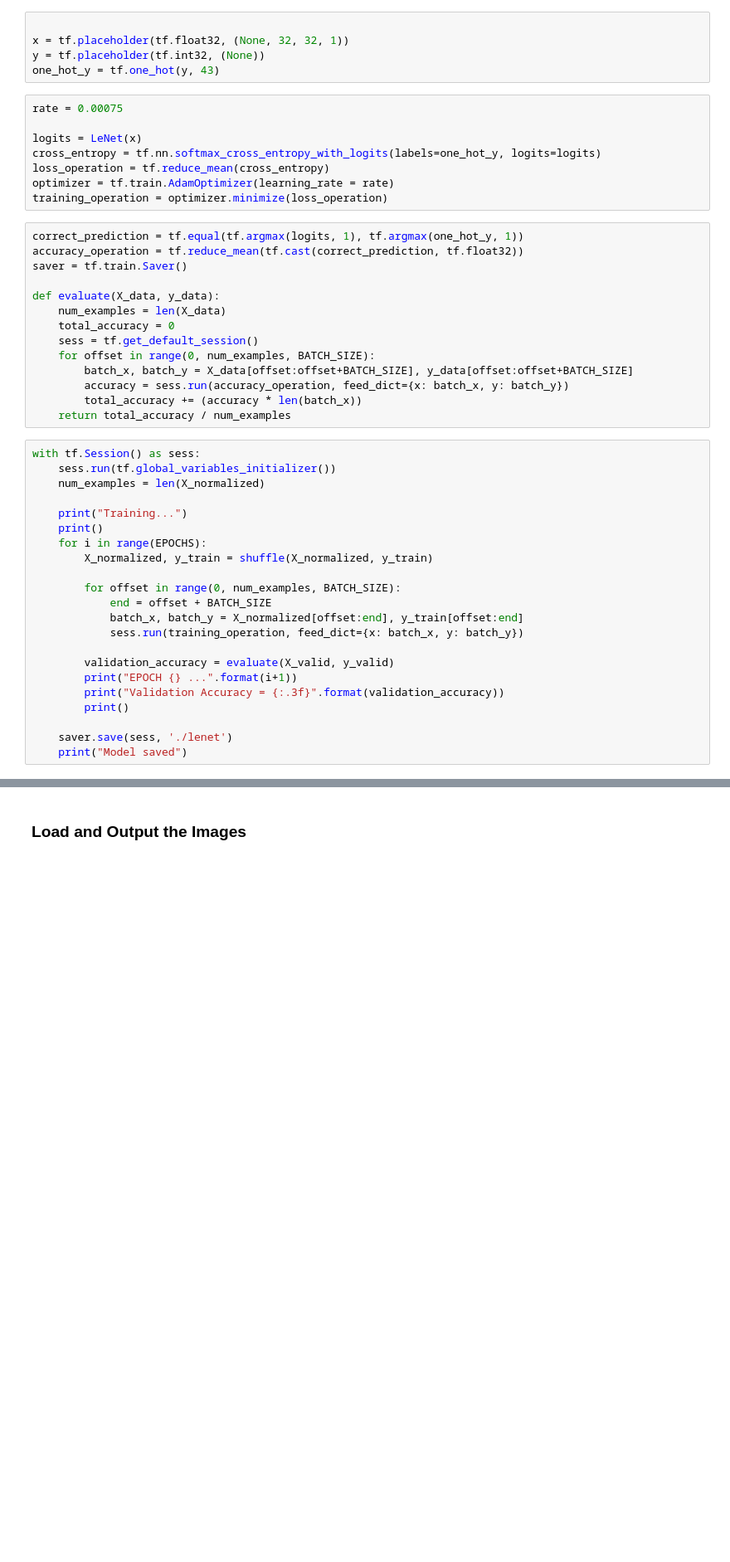
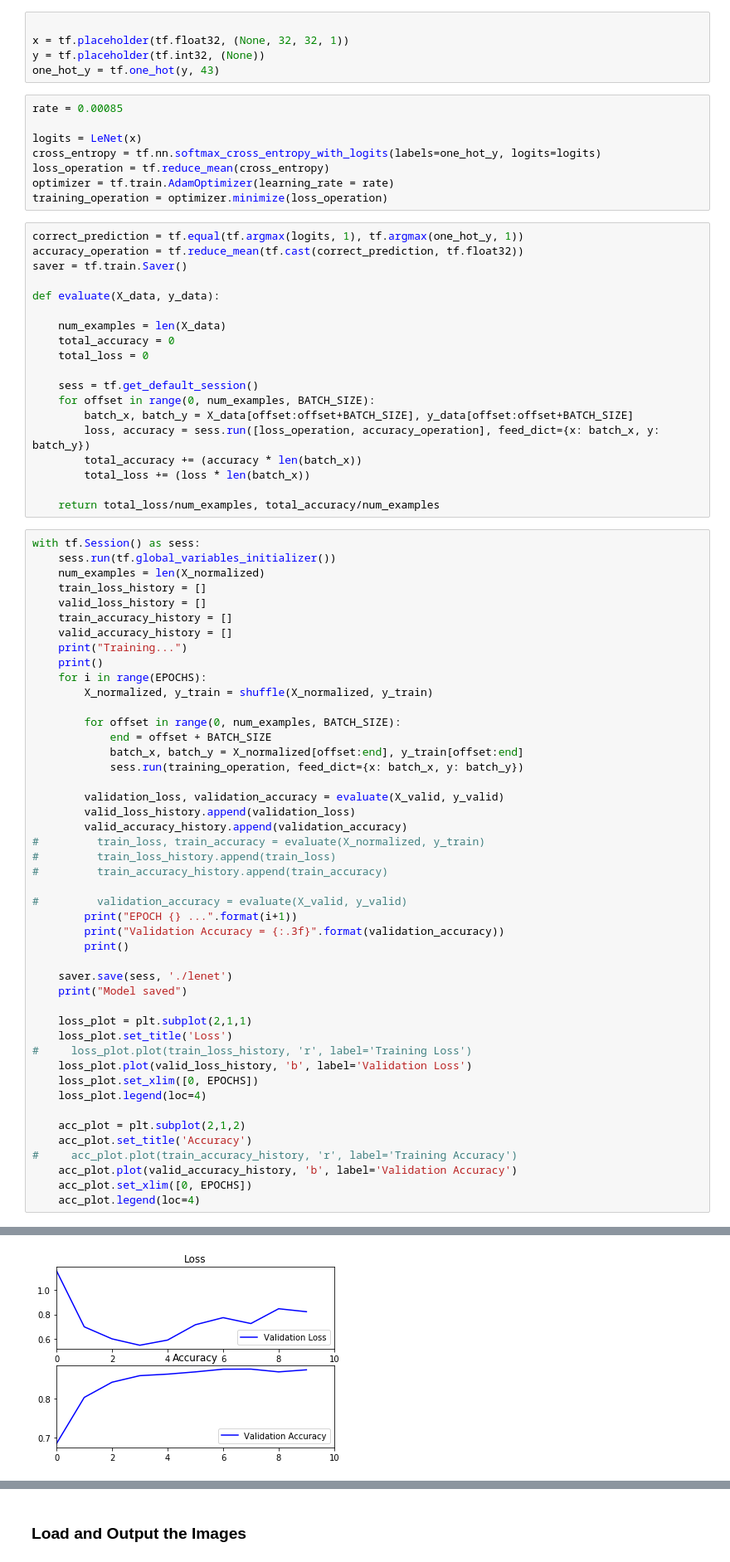
Before and after one commit to HarryPahwa/ClassifyingTrafficSigns, a Jupyter notebook: Traffic_Sign_Classifier.ipynb, the cells around one changed output, grey strips where cells are left out. Shown at 83% size. Saved outputs shown, nothing was run; the diff lists cells and outputs as text; blank space fills up the shorter version.

```diff
--- a/Traffic_Sign_Classifier.ipynb
+++ b/Traffic_Sign_Classifier.ipynb
@@ -728,7 +493,7 @@ x = tf.placeholder(tf.float32, (None, 32, 32, 1))
 y = tf.placeholder(tf.int32, (None))
 one_hot_y = tf.one_hot(y, 43)
 # %%
-rate = 0.00075
+rate = 0.00085
 
 logits = LeNet(x)
 cross_entropy = tf.nn.softmax_cross_entropy_with_logits(labels=one_hot_y, logits=logits)
@@ -741,19 +506,27 @@ accuracy_operation = tf.reduce_mean(tf.cast(correct_prediction, tf.float32))
 saver = tf.train.Saver()
 
 def evaluate(X_data, y_data):
+
     num_examples = len(X_data)
     total_accuracy = 0
+    total_loss = 0
+
     sess = tf.get_default_session()
     for offset in range(0, num_examples, BATCH_SIZE):
         batch_x, batch_y = X_data[offset:offset+BATCH_SIZE], y_data[offset:offset+BATCH_SIZE]
-        accuracy = sess.run(accuracy_operation, feed_dict={x: batch_x, y: batch_y})
+        loss, accuracy = sess.run([loss_operation, accuracy_operation], feed_dict={x: batch_x, y: batch_y})
         total_accuracy += (accuracy * len(batch_x))
-    return total_accuracy / num_examples
+        total_loss += (loss * len(batch_x))
+
+    return total_loss/num_examples, total_accuracy/num_examples
 # %%
 with tf.Session() as sess:
     sess.run(tf.global_variables_initializer())
     num_examples = len(X_normalized)
-
+    train_loss_history = []
+    valid_loss_history = []
+    train_accuracy_history = []
+    valid_accuracy_history = []
     print("Training...")
     print()
     for i in range(EPOCHS):
@@ -764,13 +537,34 @@ with tf.Session() as sess:
             batch_x, batch_y = X_normalized[offset:end], y_train[offset:end]
             sess.run(training_operation, feed_dict={x: batch_x, y: batch_y})
 
-        validation_accuracy = evaluate(X_valid, y_valid)
+        validation_loss, validation_accuracy = evaluate(X_valid, y_valid)
+        valid_loss_history.append(validation_loss)
+        valid_accuracy_history.append(validation_accuracy)
+#         train_loss, train_accuracy = evaluate(X_normalized, y_train)
+#         train_loss_history.append(train_loss)
+#         train_accuracy_history.append(train_accuracy)
+
+#         validation_accuracy = evaluate(X_valid, y_valid)
         print("EPOCH {} ...".format(i+1))
         print("Validation Accuracy = {:.3f}".format(validation_accuracy))
         print()
 
     saver.save(sess, './lenet')
     print("Model saved")
+
+    loss_plot = plt.subplot(2,1,1)
+    loss_plot.set_title('Loss')
+#     loss_plot.plot(train_loss_history, 'r', label='Training Loss')
+    loss_plot.plot(valid_loss_history, 'b', label='Validation Loss')
+    loss_plot.set_xlim([0, EPOCHS])
+    loss_plot.legend(loc=4)
+
+    acc_plot = plt.subplot(2,1,2)
+    acc_plot.set_title('Accuracy')
+#     acc_plot.plot(train_accuracy_history, 'r', label='Training Accuracy')
+    acc_plot.plot(valid_accuracy_history, 'b', label='Validation Accuracy')
+    acc_plot.set_xlim([0, EPOCHS])
+    acc_plot.legend(loc=4)
 # %% [output]
 Training...
 
@@ -790,4 +584,5 @@ Validation Accuracy = 0.935
 
 Model saved
+[figure, added]
 # %%
 with tf.Session() as sess:
```
Also changed, not shown: parts of 31 cells of this notebook, 9 other files.
